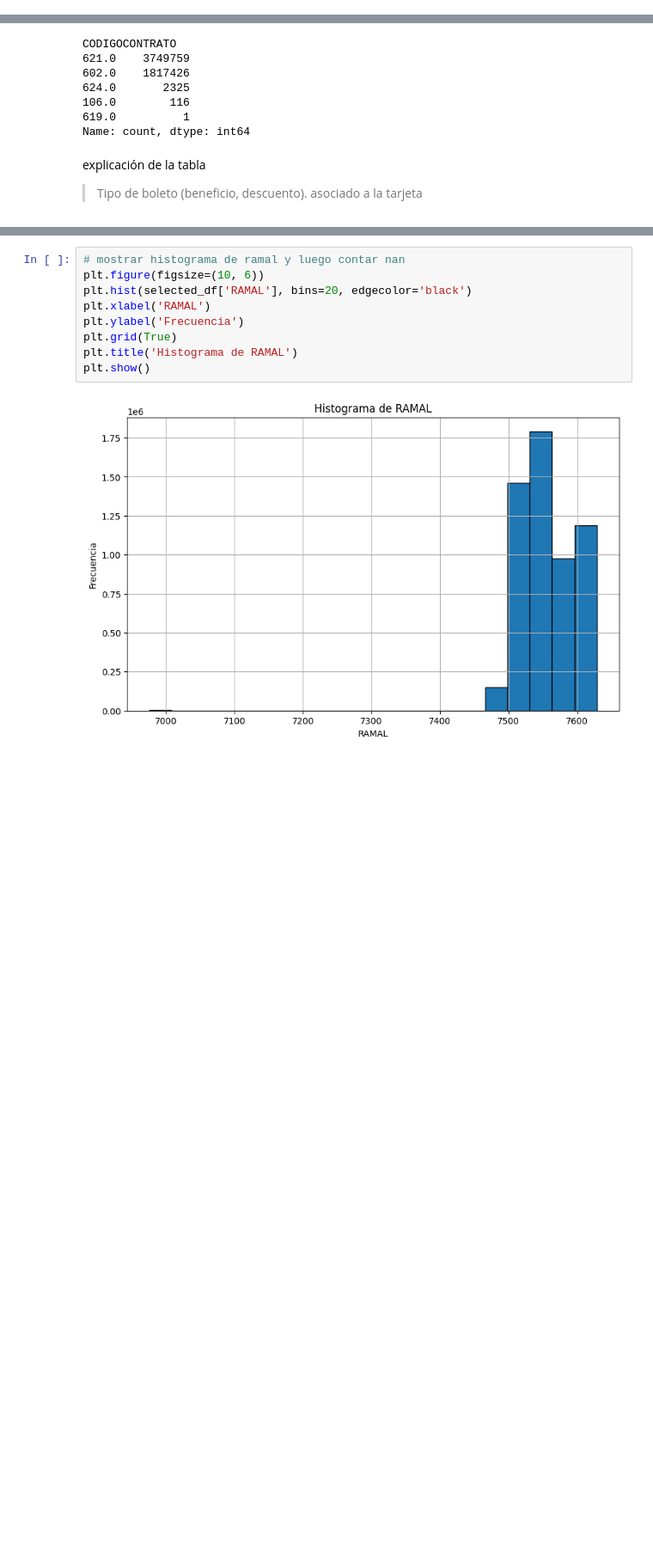
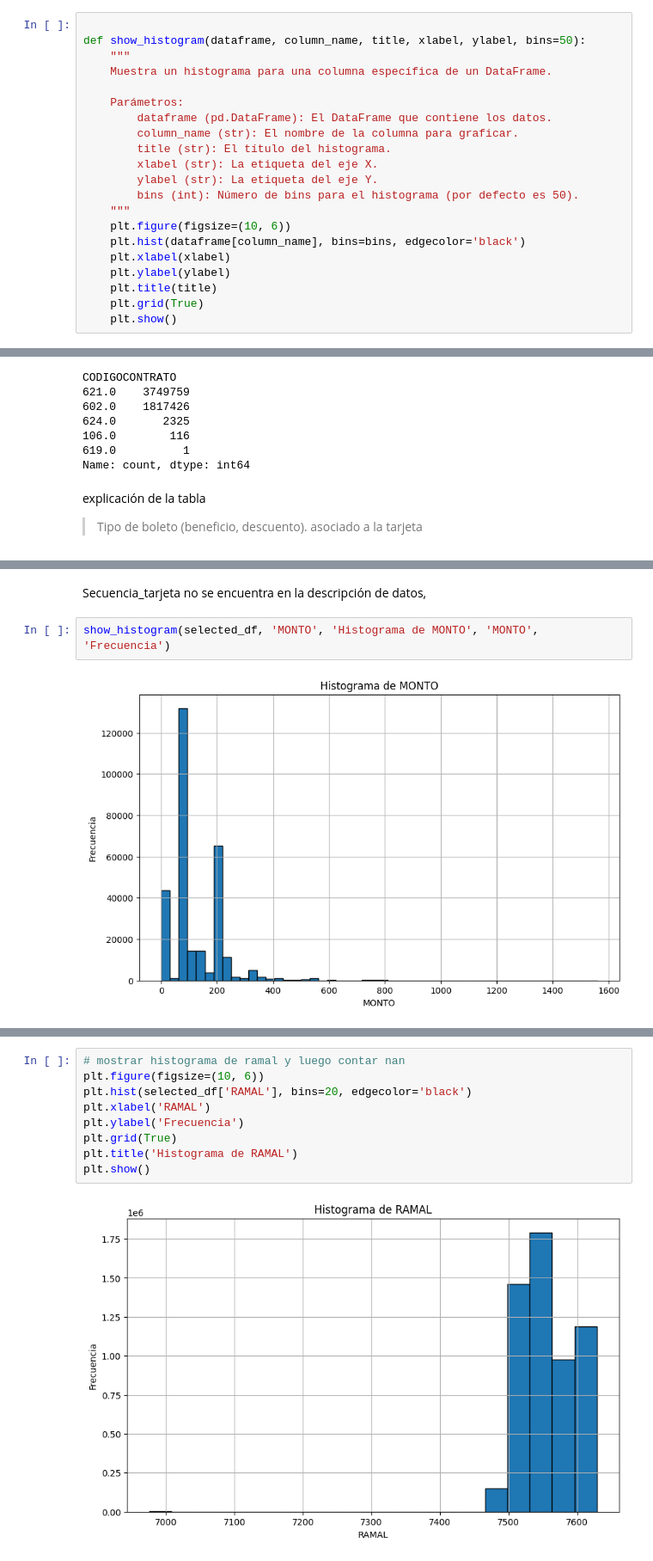
Before and after one commit to Ign4cho/ProyectoBI, a Jupyter notebook: EDA.ipynb, the cells around one changed output, grey strips where cells are left out. Shown: that part at 86% size. Cells and saved outputs as stored; diff of their text form; blank space fills up the shorter version.

```diff
--- a/EDA.ipynb
+++ b/EDA.ipynb
@@ -144,3 +163,24 @@ son correctos los valores, hay que verpor donde van las lineas
 Vamos a probar algunas visualizaciones
 Primero vamos a ver de Codigotipotrx que es el codigo tipo transacción. Según el excel tiene dos valores posibles: 12 y 22.
 Después anazlizamos también el ID_COMBINACIÓN
+# %%
+
+def show_histogram(dataframe, column_name, title, xlabel, ylabel, bins=50):
+    """
+    Muestra un histograma para una columna específica de un DataFrame.
+
+    Parámetros:
+        dataframe (pd.DataFrame): El DataFrame que contiene los datos.
+        column_name (str): El nombre de la columna para graficar.
+        title (str): El título del histograma.
+        xlabel (str): La etiqueta del eje X.
+        ylabel (str): La etiqueta del eje Y.
+        bins (int): Número de bins para el histograma (por defecto es 50).
+    """
+    plt.figure(figsize=(10, 6))
+    plt.hist(dataframe[column_name], bins=bins, edgecolor='black')
+    plt.xlabel(xlabel)
+    plt.ylabel(ylabel)
+    plt.title(title)
+    plt.grid(True)
+    plt.show()
@@ -197,0 +317,6 @@ explicación de la tabla
+# %% [markdown]
+Secuencia_tarjeta no se encuentra en la descripción de datos,
+# %%
+show_histogram(selected_df, 'MONTO', 'Histograma de MONTO', 'MONTO', 'Frecuencia')
+# %% [output]
+[figure, added]
```
Also changed, not shown: parts of 29 cells of this notebook.
